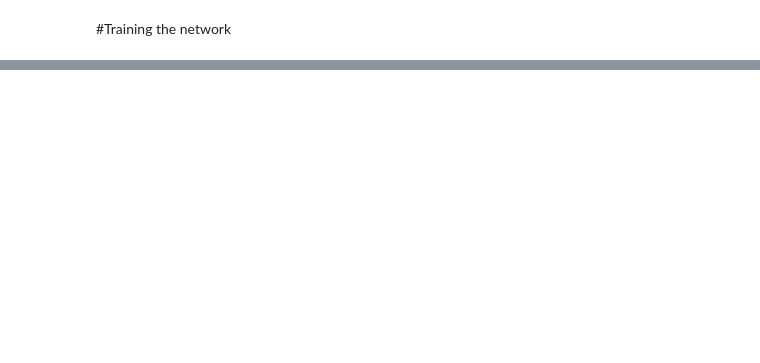
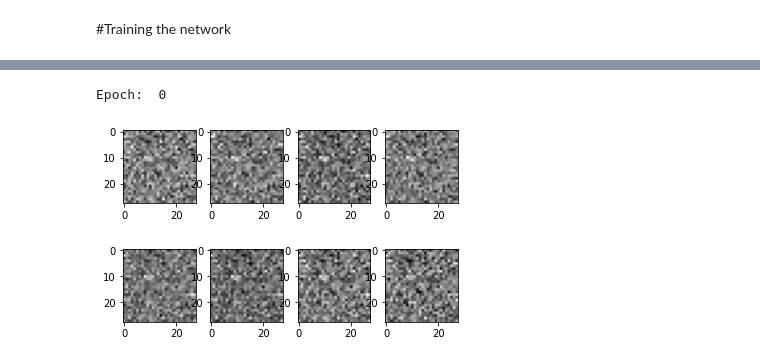
Before and after one commit to Aman-Kushwaha1/Deep_Learning, a Jupyter notebook: GANs/Generative_Adversarial_Network.ipynb, the cells around one changed output, grey strips where cells are left out. Drawn from its saved outputs; the diff is of its cells as text; code cells hidden in the pictures; blank space fills up the shorter version.

```diff
--- a/GANs/Generative_Adversarial_Network.ipynb
+++ b/GANs/Generative_Adversarial_Network.ipynb
@@ -260,0 +169,20 @@ plt.show()
+# %%
+from torch.utils.data import Dataset, DataLoader
+
+class CustomImageDataset(Dataset):    #Making the class that takes the index and gives the images and it's corrosponding masks
+    def __init__(self, images):
+        self.images = images
+
+    def __len__(self):
+        return images.shape[0]
+
+    def __getitem__(self, idx):
+        x_batch = self.images[idx]
+        return x_batch
+# %%
+data = CustomImageDataset(images)
+# %%
+batchsize = 100
+dataloader = DataLoader(dataset= data, batch_size= batchsize, shuffle= True)
+# %%
+noise = torch.randn(batchsize,  5).to(device= DEVICE)
@@ -260,0 +193,60 @@ plt.show()
+# %%
+#Model Training
+loss_graph = []
+num_epochs = 400
+
+noise_dims = 5
+
+for j in range(num_epochs):
+
+    with torch.no_grad():
+      if j%10 == 0:
+          print("Epoch: ", j)
+          images_gen = gen(noise)
+          plt.subplot(241)
+          plt.imshow(images_gen[0].reshape(28,28).cpu().numpy(), cmap= 'gray')
+          plt.subplot(242)
+          plt.imshow(images_gen[10].reshape(28,28).cpu().numpy(), cmap= 'gray')
+          plt.subplot(243)
+          plt.imshow(images_gen[20].reshape(28,28).cpu().numpy(), cmap= 'gray')
+          plt.subplot(244)
+          plt.imshow(images_gen[30].reshape(28,28).cpu().numpy(), cmap= 'gray')
+          plt.subplot(245)
+          plt.imshow(images_gen[40].reshape(28,28).cpu().numpy(), cmap= 'gray')
+          plt.subplot(246)
+          plt.imshow(images_gen[50].reshape(28,28).cpu().numpy(), cmap= 'gray')
+          plt.subplot(247)
+          plt.imshow(images_gen[60].reshape(28,28).cpu().numpy(), cmap= 'gray')
+          plt.subplot(248)
+          plt.imshow(images_gen[80].reshape(28,28).cpu().numpy(), cmap= 'gray')
+          plt.show()
+
+    for i, (x_batch) in enumerate(dataloader):
+      des.zero_grad()
+      gen.zero_grad()
+
+      x_batch = x_batch.reshape(-1)
+      noise = torch.randn(batchsize, noise_dims).to(device= DEVICE)
+
+      generator_out = gen(noise)   #(100,784)
+
+      descriminator_out = des(x_batch.reshape(-1, images.shape[1]**2))
+
+      loss_images = loss_type(descriminator_out.reshape(-1), torch.ones_like(descriminator_out).reshape(-1))
+
+      des_noise = des(generator_out)
+      loss_noise = loss_type(des_noise.reshape(-1) , torch.zeros_like(descriminator_out).reshape(-1))
+
+      losssum = 0.5*(loss_images + loss_noise)
+
+      losssum.backward(retain_graph = True)
+      optimizer_discriminator.step()
+
+      #Train Generator
+      outdis = des(generator_out)
+      loss2 =  loss_type(outdis.reshape(-1) , torch.ones_like(outdis).reshape(-1))
+      loss2.backward()
+      optimizer_Generator.step()
+# %% [output]
+Epoch:  0
+[figure, added]
```
Also changed, not shown: parts of 14 cells of this notebook.
